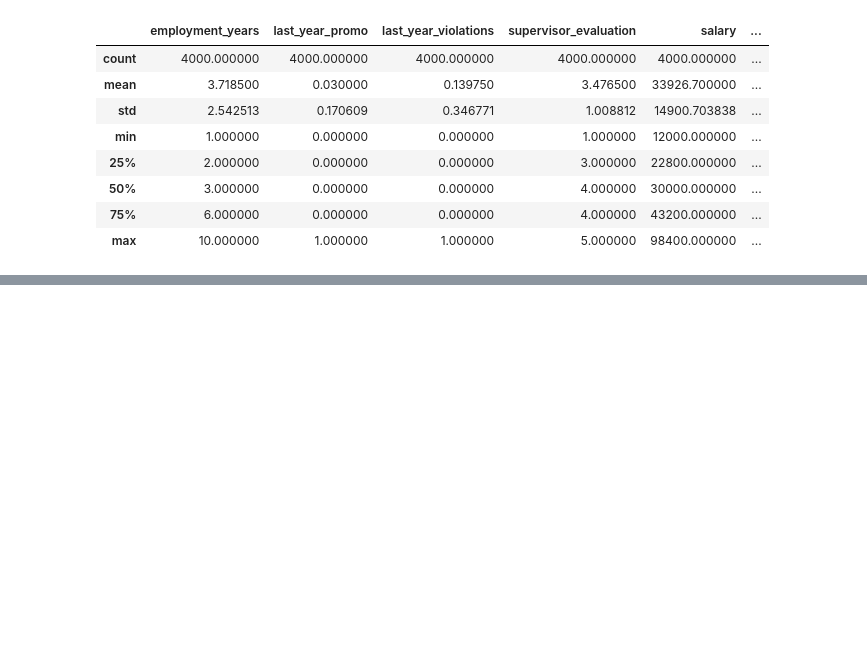
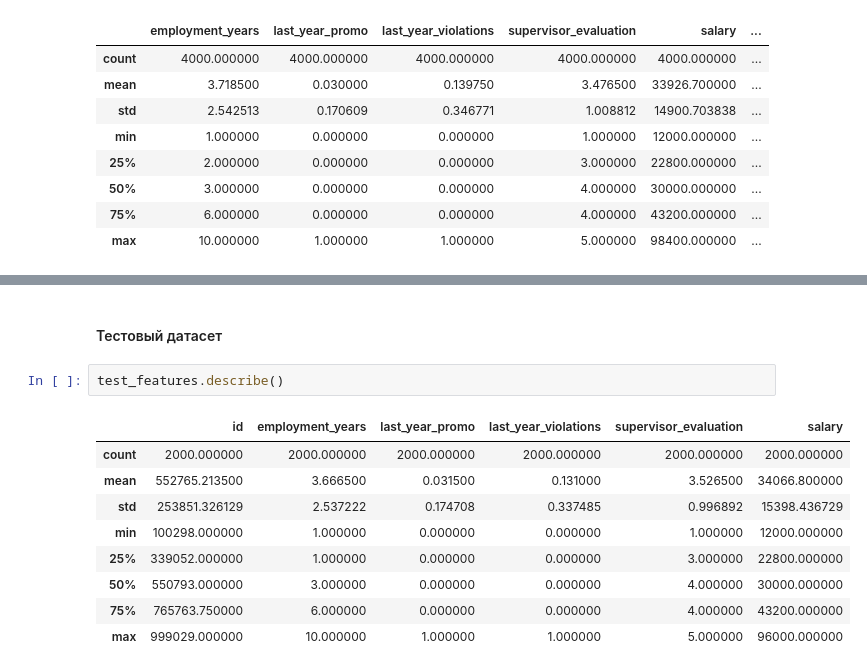
Before and after one commit to serguntsov/ML_HR_ANALYST, a Jupyter notebook: satisfaction_rate_job.ipynb, the cells around one changed output, grey strips where cells are left out. Drawn from its saved outputs; the diff is of its cells as text; blank space fills up the shorter version.

```diff
--- a/satisfaction_rate_job.ipynb
+++ b/satisfaction_rate_job.ipynb
@@ -409,0 +421,14 @@ train_job_satisfaction['last_year_violations'].sum()
+# %% [markdown]
+#### Тестовый датасет
+# %%
+test_features.describe()
+# %% [output]
+|  | id | employment_years | last_year_promo | last_year_violations | supervisor_evaluation | salary |
+| count | 2000.000000 | 2000.000000 | 2000.000000 | 2000.000000 | 2000.000000 | 2000.000000 |
+| mean | 552765.213500 | 3.666500 | 0.031500 | 0.131000 | 3.526500 | 34066.800000 |
+| std | 253851.326129 | 2.537222 | 0.174708 | 0.337485 | 0.996892 | 15398.436729 |
+| min | 100298.000000 | 1.000000 | 0.000000 | 0.000000 | 1.000000 | 12000.000000 |
+| 25% | 339052.000000 | 1.000000 | 0.000000 | 0.000000 | 3.000000 | 22800.000000 |
+| 50% | 550793.000000 | 3.000000 | 0.000000 | 0.000000 | 4.000000 | 30000.000000 |
+| 75% | 765763.750000 | 6.000000 | 0.000000 | 0.000000 | 4.000000 | 43200.000000 |
+| max | 999029.000000 | 10.000000 | 1.000000 | 1.000000 | 5.000000 | 96000.000000 |
```
Also changed, not shown: parts of 14 cells of this notebook.
